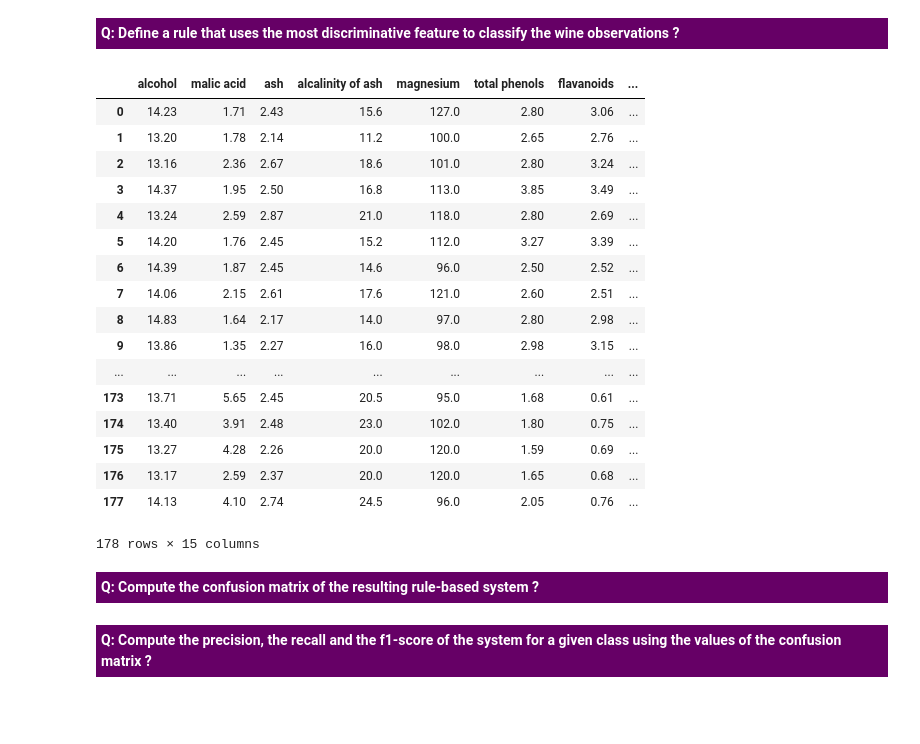
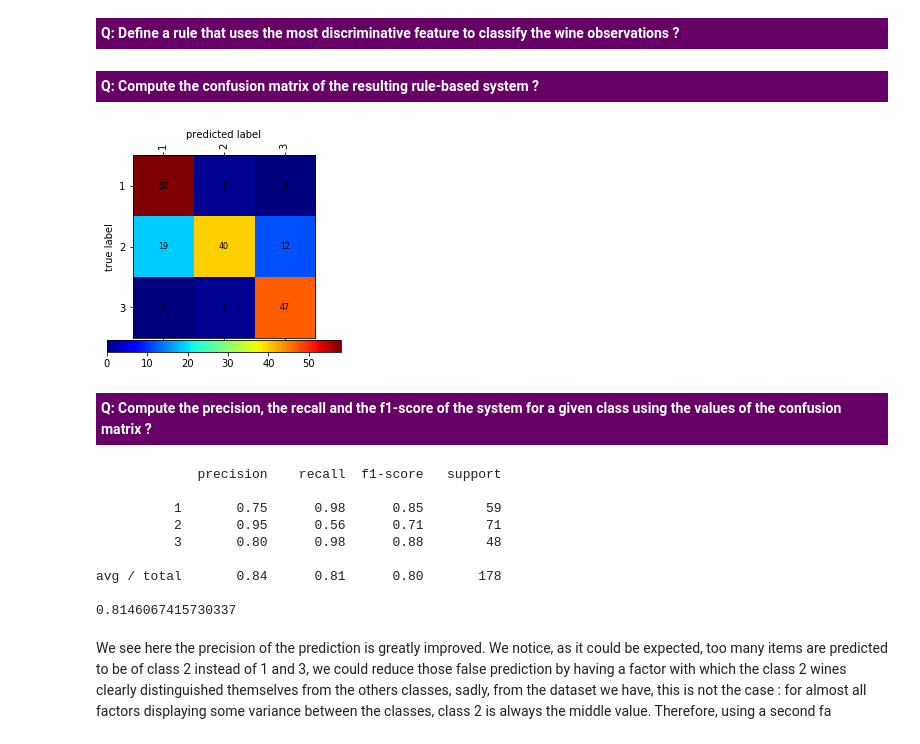
Before and after one commit to faku99/MLG_Labs, a Jupyter notebook: lab01/MLG_Lab1.ipynb, the cells around one changed output. Drawn from its saved outputs; the diff is of its cells as text; code cells hidden in the pictures; blank space fills up the shorter version.

```diff
--- a/lab01/MLG_Lab1.ipynb
+++ b/lab01/MLG_Lab1.ipynb
@@ -507,36 +511,36 @@ avg / total       0.35      0.34      0.34       178
 pred = []
 
 for row in df['flavanoids']:
-    if row >= 2.5:
+    if row >= 2.3:
         pred.append(1)
-    elif row < 2.5 and row >= 1.5:
+    elif row < 2.3 and row >= 1.5:
         pred.append(2)
     else:
         pred.append(3)
 
 df['prediction'] = pred
-
-df
-# %% [output]
-|  | alcohol | malic acid | ash | alcalinity of ash | magnesium | total phenols | flavanoids | ... |
-| 0 | 14.23 | 1.71 | 2.43 | 15.6 | 127.0 | 2.80 | 3.06 | ... |
-| 1 | 13.20 | 1.78 | 2.14 | 11.2 | 100.0 | 2.65 | 2.76 | ... |
-| 2 | 13.16 | 2.36 | 2.67 | 18.6 | 101.0 | 2.80 | 3.24 | ... |
-| 3 | 14.37 | 1.95 | 2.50 | 16.8 | 113.0 | 3.85 | 3.49 | ... |
-| 4 | 13.24 | 2.59 | 2.87 | 21.0 | 118.0 | 2.80 | 2.69 | ... |
-| 5 | 14.20 | 1.76 | 2.45 | 15.2 | 112.0 | 3.27 | 3.39 | ... |
-| 6 | 14.39 | 1.87 | 2.45 | 14.6 | 96.0 | 2.50 | 2.52 | ... |
-| 7 | 14.06 | 2.15 | 2.61 | 17.6 | 121.0 | 2.60 | 2.51 | ... |
-| 8 | 14.83 | 1.64 | 2.17 | 14.0 | 97.0 | 2.80 | 2.98 | ... |
-| 9 | 13.86 | 1.35 | 2.27 | 16.0 | 98.0 | 2.98 | 3.15 | ... |
-| ... | ... | ... | ... | ... | ... | ... | ... | ... |
-| 173 | 13.71 | 5.65 | 2.45 | 20.5 | 95.0 | 1.68 | 0.61 | ... |
-| 174 | 13.40 | 3.91 | 2.48 | 23.0 | 102.0 | 1.80 | 0.75 | ... |
-| 175 | 13.27 | 4.28 | 2.26 | 20.0 | 120.0 | 1.59 | 0.69 | ... |
-| 176 | 13.17 | 2.59 | 2.37 | 20.0 | 120.0 | 1.65 | 0.68 | ... |
-| 177 | 14.13 | 4.10 | 2.74 | 24.5 | 96.0 | 2.05 | 0.76 | ... |
-178 rows × 15 columns
 # %% [markdown]
 <p style="background-color:#660066; color:#fff;padding:5px; font-weight:bold">Q: Compute the confusion matrix of the resulting rule-based system ?</p>
+# %%
+C2 = skmetrics.confusion_matrix(y_true=df['class'], y_pred=df['prediction'])
+plot_confusion_matrix(C2, labels_names)
+# %% [output]
+[figure, added]
 # %% [markdown]
 <p style="background-color:#660066; color:#fff;padding:5px; font-weight:bold">Q: Compute the precision, the recall and the f1-score of the system for a given class using the values of the confusion matrix ?</p>
+# %%
+print(skmetrics.classification_report(y_true=df['class'], y_pred=df['prediction']))
+
+print(np.count_nonzero(np.where(df['class'] == df['prediction'], 1, 0)) / len(df))
+# %% [output]
+             precision    recall  f1-score   support
+
+          1       0.75      0.98      0.85        59
+          2       0.95      0.56      0.71        71
+          3       0.80      0.98      0.88        48
+
+avg / total       0.84      0.81      0.80       178
+
+0.8146067415730337
+# %% [markdown]
+We see here the precision of the prediction is greatly improved. We notice, as it could be expected, too many items are predicted to be of class 2 instead of 1 and 3, we could reduce those false prediction by having a factor with which the class 2 wines clearly distinguished themselves from the others classes, sadly, from the dataset we have, this is not the case : for almost all factors displaying some variance between the classes, class 2 is always the middle value. Therefore, using a second fa
```
Also changed, not shown: parts of 5 cells of this notebook.
